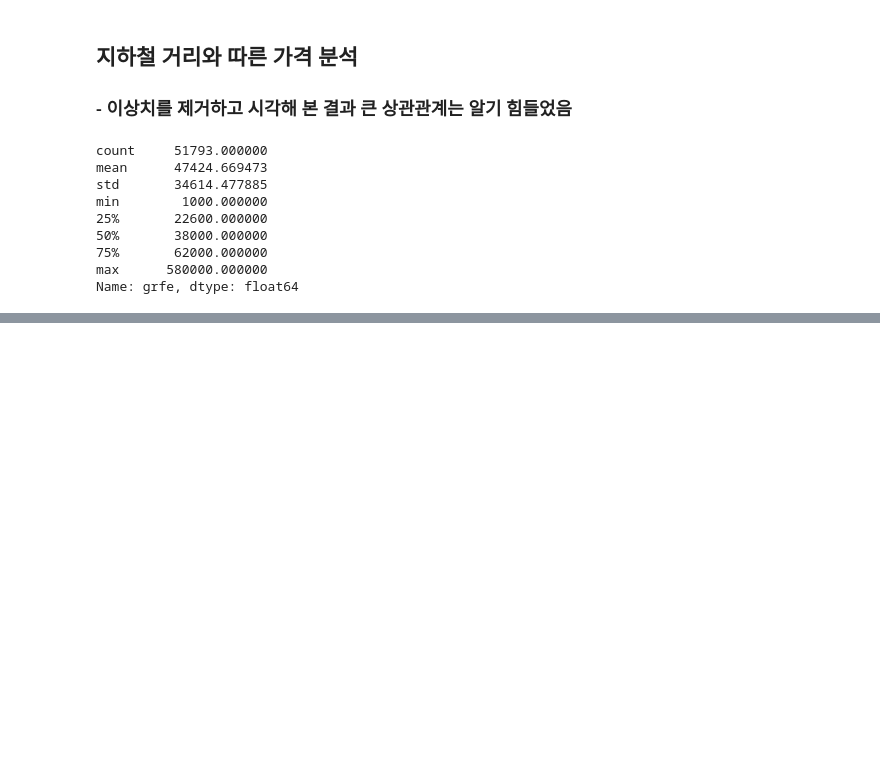
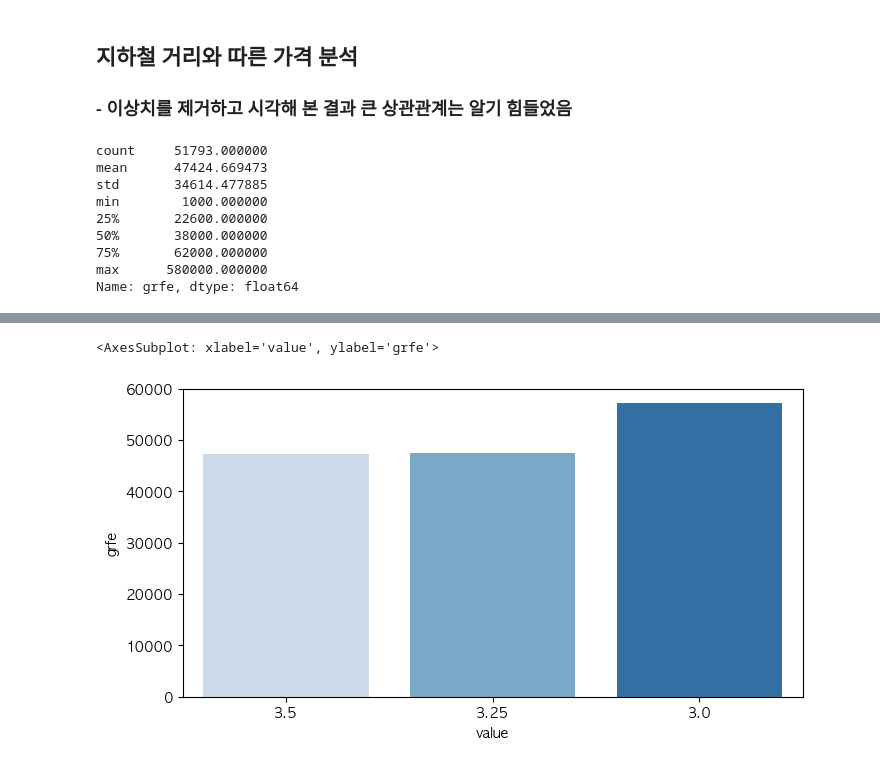
Before and after one commit to hanaTI-team-1/dataAnalysis, a Jupyter notebook: insight/전세가분석_시각화.ipynb, the cells around one changed output, grey strips where cells are left out. Cells and saved outputs as stored; diff of their text form; code cells hidden in the pictures; blank space fills up the shorter version.

```diff
--- a/insight/전세가분석_시각화.ipynb
+++ b/insight/전세가분석_시각화.ipynb
@@ -453,0 +455,2 @@ sns.regplot(data=pro_df, x="grfe", y="Closest_Station_Distance",
+# %%
+int_df = df.groupby("value").mean().reset_index().sort_values(by="grfe")
@@ -453,0 +465,6 @@ sns.regplot(data=pro_df, x="grfe", y="Closest_Station_Distance",
+# %%
+plt.figure(figsize=(8,4))
+sns.barplot(data=int_df, x="value", y="grfe", palette="Blues", order=int_df["value"])
+# %% [output]
+<AxesSubplot: xlabel='value', ylabel='grfe'>
+[figure, added]
```
Also changed, not shown: parts of 18 cells of this notebook.
